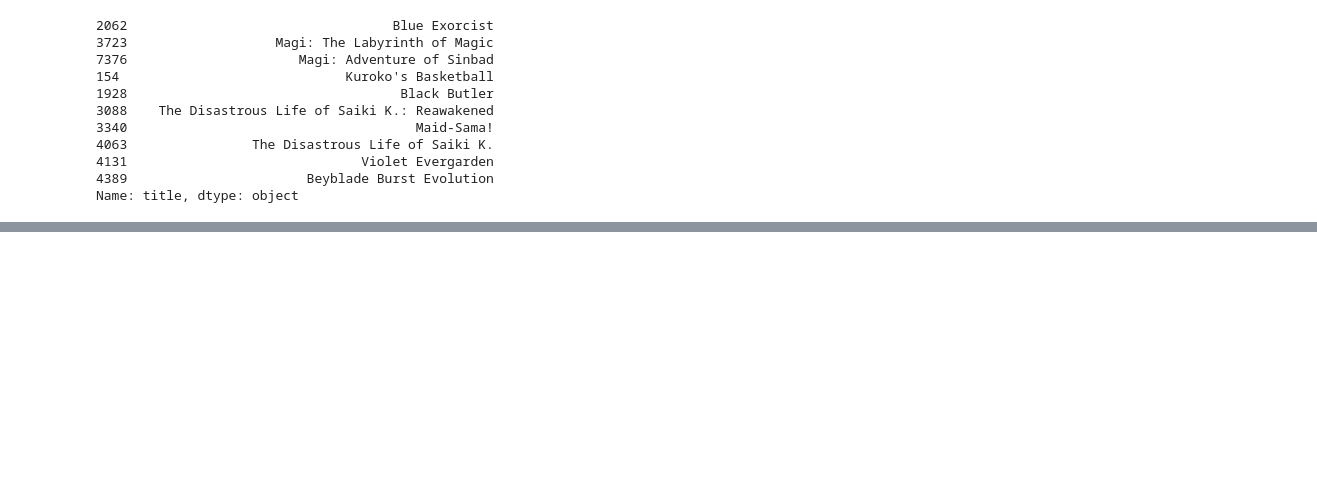
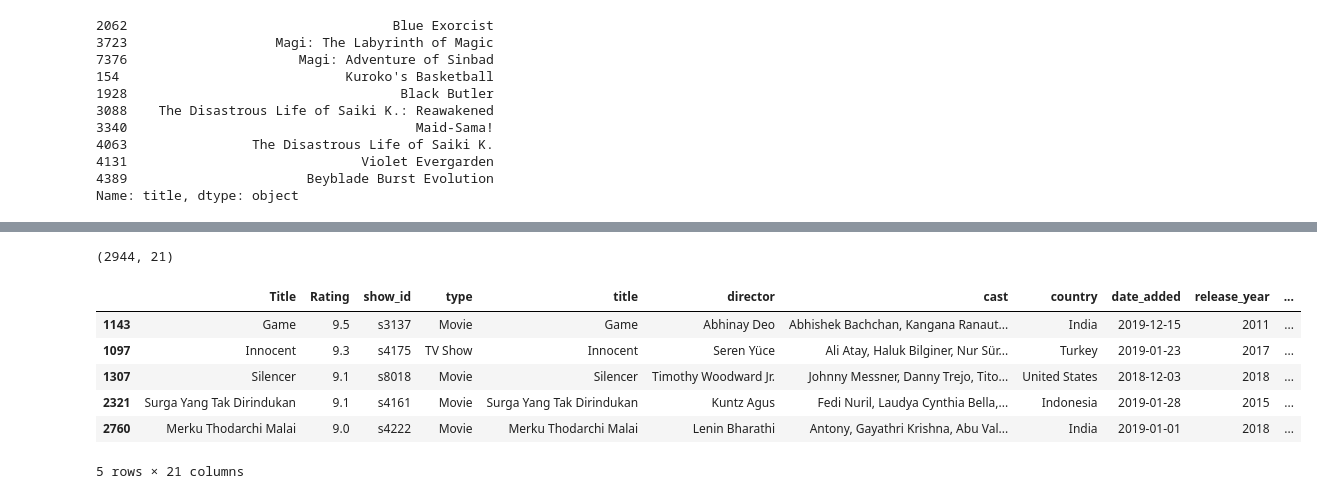
Before and after one commit to nguyen-tr-thuc/Netflix-Movies-and-TV-Shows, a Jupyter notebook: netflix_project.ipynb, the cells around one changed output, grey strips where cells are left out. Drawn from its saved outputs; the diff is of its cells as text; code cells hidden in the pictures; blank space fills up the shorter version.

```diff
--- a/netflix_project.ipynb
+++ b/netflix_project.ipynb
@@ -1012,0 +1019,6 @@ Name: title, dtype: object
+# %%
+imdb_movies = pd.read_csv('./data/IMDb movies.csv', low_memory=False)
+imdb_ratings = pd.read_csv('./data/IMDb ratings.csv',low_memory=False)
+# %%
+imdb = pd.merge(imdb_movies,imdb_ratings, on='imdb_title_id')
+imdb.head()
@@ -1012,0 +1033,8 @@ Name: title, dtype: object
+# %%
+df_imdb = pd.DataFrame({'Title':imdb.title,
+                    'Rating': imdb.mean_vote})
+
+df_imdb.drop_duplicates(subset=['Title', 'Rating'], inplace=True)
+
+print(df_imdb.shape)
+df_imdb.head(5)
@@ -1012,0 +1049,15 @@ Name: title, dtype: object
+# %%
+Inner_join_data = df_imdb.merge(df,left_on='Title', right_on='title', how='inner')
+Inner_join_data=Inner_join_data.sort_values(by='Rating', ascending=False)
+
+print(Inner_join_data.shape)
+Inner_join_data.head()
+# %% [output]
+(2944, 21)
+|  | Title | Rating | show_id | type | title | director | cast | country | date_added | release_year | ... |
+| 1143 | Game | 9.5 | s3137 | Movie | Game | Abhinay Deo | Abhishek Bachchan, Kangana Ranaut... | India | 2019-12-15 | 2011 | ... |
+| 1097 | Innocent | 9.3 | s4175 | TV Show | Innocent | Seren Yüce | Ali Atay, Haluk Bilginer, Nur Sür... | Turkey | 2019-01-23 | 2017 | ... |
+| 1307 | Silencer | 9.1 | s8018 | Movie | Silencer | Timothy Woodward Jr. | Johnny Messner, Danny Trejo, Tito... | United States | 2018-12-03 | 2018 | ... |
+| 2321 | Surga Yang Tak Dirindukan | 9.1 | s4161 | Movie | Surga Yang Tak Dirindukan | Kuntz Agus | Fedi Nuril, Laudya Cynthia Bella,... | Indonesia | 2019-01-28 | 2015 | ... |
+| 2760 | Merku Thodarchi Malai | 9.0 | s4222 | Movie | Merku Thodarchi Malai | Lenin Bharathi | Antony, Gayathri Krishna, Abu Val... | India | 2019-01-01 | 2018 | ... |
+5 rows × 21 columns
```
Also changed, not shown: parts of 21 cells of this notebook, 4 other files.
